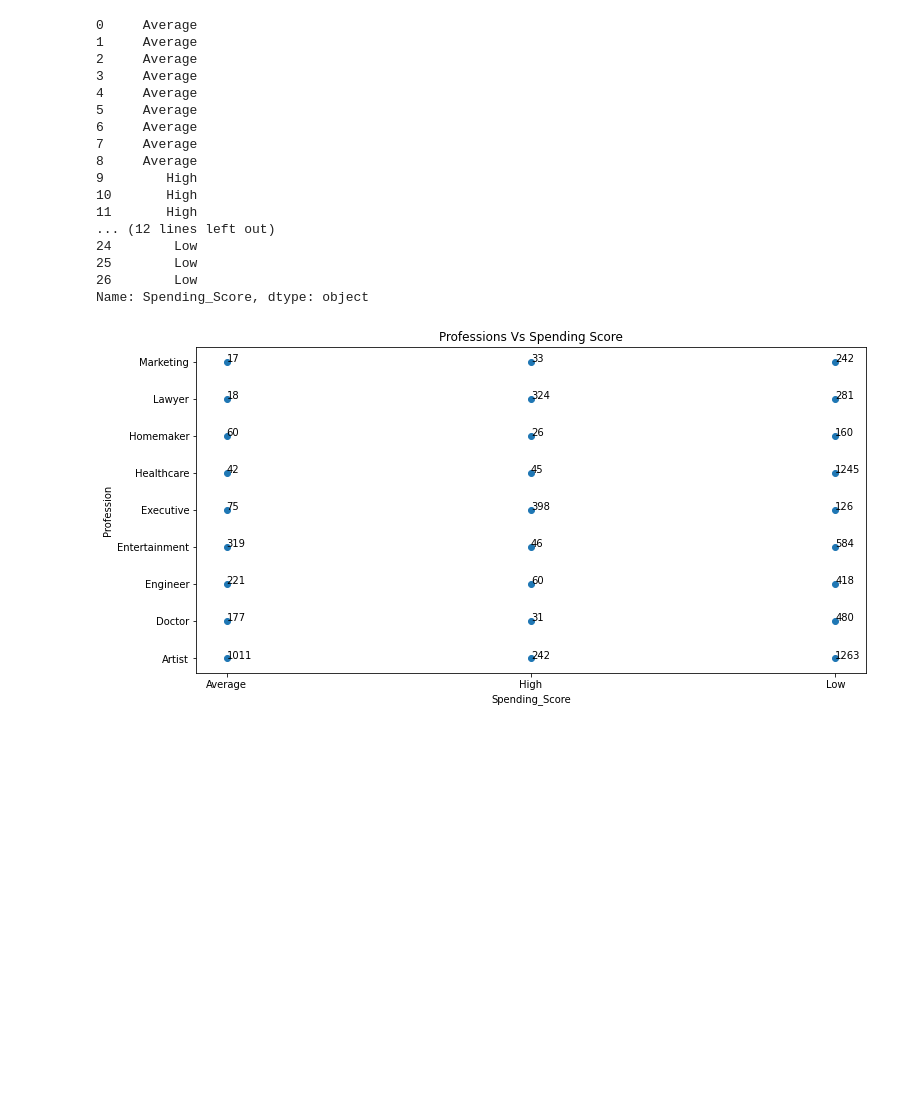
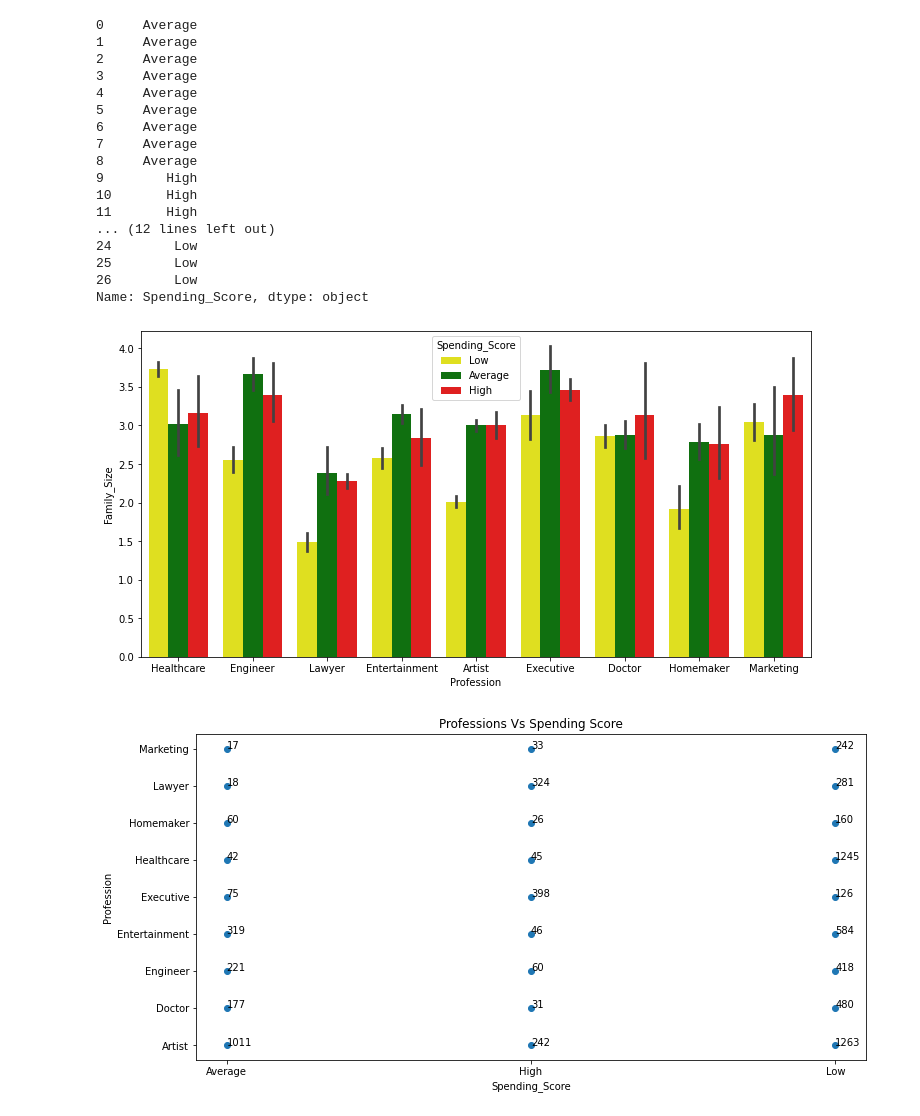
Before and after one commit to Misudhari/Market-Segmentation, a Jupyter notebook: Market_Segmentation_EDA.ipynb, the cells around one changed output. Cells and saved outputs as stored; diff of their text form; code cells hidden in the pictures; blank space fills up the shorter version.

```diff
--- a/Market_Segmentation_EDA.ipynb
+++ b/Market_Segmentation_EDA.ipynb
@@ -244,6 +244,13 @@ Spend_score['Spending_Score']
 25        Low
 26        Low
 Name: Spending_Score, dtype: object
+# %%
+df[['Profession', 'Spending_Score']]
+colors = ['yellow','green', 'red']
+sns.barplot(x='Profession', y= "Family_Size", hue = "Spending_Score", palette=colors, data = df)
+plt.savefig('Profession wise Spending Score Barplot.png')
+# %% [output]
+[figure, added]
 # %%
 colors = ['yellow' , 'red', 'green']
 plt.scatter(Spend_score['Spending_Score'], Spend_score['Profession'])
```
Also changed, not shown: parts of 11 cells of this notebook.
